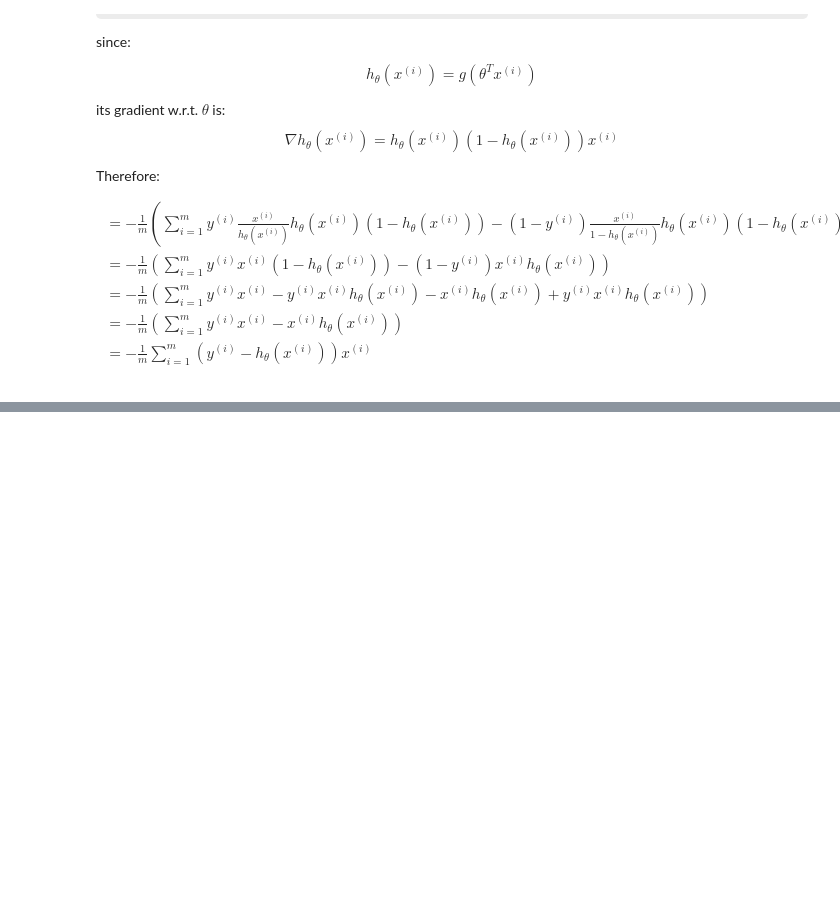
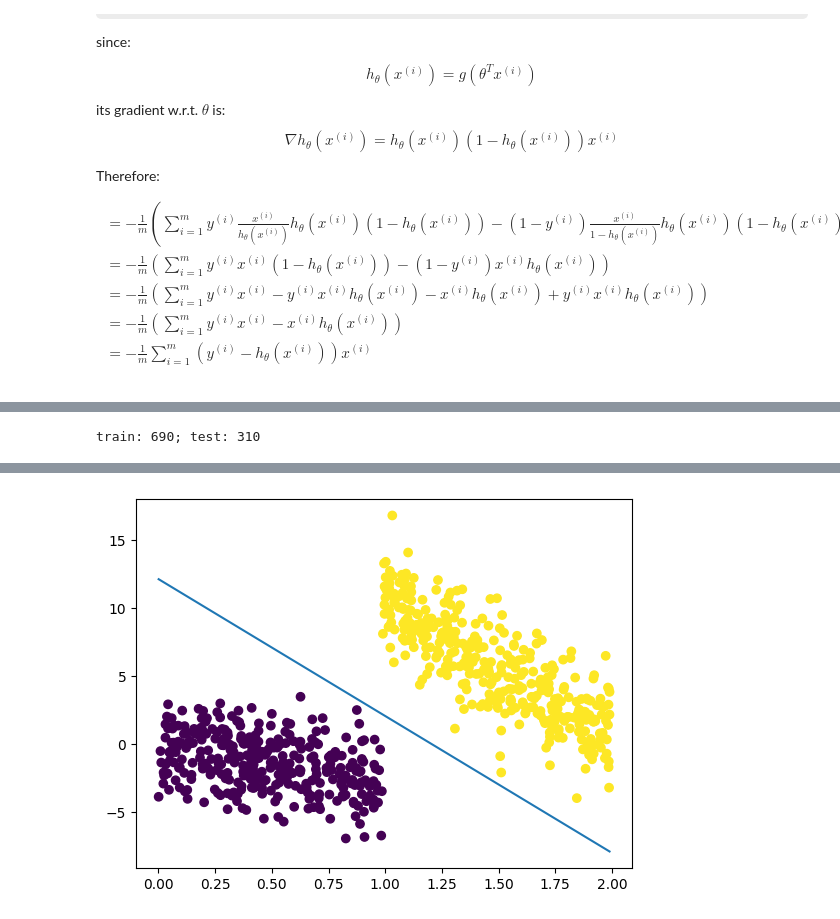
Before and after one commit to serafinebot/ai-research, a Jupyter notebook: logistic-regression.ipynb, the cells around one changed output, grey strips where cells are left out. Cells and saved outputs as stored; diff of their text form; code cells hidden in the pictures; some formulas as TeX source; blank space fills up the shorter version.

```diff
--- a/logistic-regression.ipynb
+++ b/logistic-regression.ipynb
@@ -133,0 +168,65 @@ $$
+# %%
+test_size = 0.33
+mask = np.random.rand(n_samples) < test_size
+X_train, y_train = X[~mask], y[~mask]
+X_test, y_test = X[mask], y[mask]
+print(f"train: {len(y_train)}; test: {len(y_test)}")
+# %% [output]
+train: 690; test: 310
+# %%
+lr = 0.10 # learning rate
+tol = 1e-7 # convergence tolerance (change this to allow for more/less error)
+
+b = np.zeros(n_outputs)
+w = np.zeros((n_features, n_outputs))
+
+n_train = X_train.shape[0]
+
+# iterate until convergence
+loss, last_loss = float("inf"), 0.0
+while abs(loss - last_loss) >= tol:
+
+  # X_train.shape = (n_train, n_features)
+  # y_train.shape = (n_train, n_outputs)
+  #  y_pred.shape = (n_train, n_outputs)
+  #     err.shape = (n_train, n_outputs)
+
+  x = b + X_train @ w
+  y_pred = np.pow(1 + np.exp(-x), -1) # h(x)
+  err = y_train - y_pred  # y - h(x)
+
+  last_loss = loss
+  loss = np.sum(y_train * np.log(y_pred) + (1 - y_train) * np.log(1 - y_pred), axis=0) / -n_train
+
+  # x_train.T @ err -> (n_features, n_train) @ (n_train, n_outputs) = (n_features, n_outputs)
+  # the matmul x_train.T @ err aggregates along the n_train dimension (this is the summation of the gradient formula described above)
+
+  grad_w = (X_train.T @ err) / -n_train # sum((y - h(x))x) / -m
+  w -= lr * grad_w
+
+  # the bias works the same way, but all of the x's are always 1's
+  # a matmul between a vector with all ones and a matrix, in that order, is the sum of all the columns in the matrix
+  grad_b = err.sum(axis=0) / -n_train # sum((y - h(x))x) / -m -> sum((y - h(x))1) / -m -> sum(y - h(x)) / -m
+  b -= lr * grad_b
+
+x = b + X_train @ w
+y_pred = np.pow(1 + np.exp(-x), -1)
+err = y_pred - y_train
+loss = np.pow(err, 2).mean() / 2
+print(f"train loss: {loss:6.4f}")
+
+x = b + X_test @ w
+y_pred = np.pow(1 + np.exp(-x), -1)
+err = y_pred - y_test
+loss = np.pow(err, 2).mean() / 2
+print(f" test loss: {loss:6.4f}")
+
+# b + w1*x1 + w2*x2 = 0
+# x2 = -b/w2 -w1/w2*x2
+w1, w2 = w[:, 0]
+lb, lw = b / -w2, w1 / -w2
+lx = np.linspace(X_train[:, 0].min(), X_train[:, 0].max(), n_samples)
+ly = lb + lw * lx
+plt.scatter(*X_train.T, c=y_train);
+plt.plot(lx, ly);
+# %% [output]
@@ -133,0 +235 @@ $$
+[figure, added]
```
Also changed, not shown: parts of 2 cells of this notebook.
